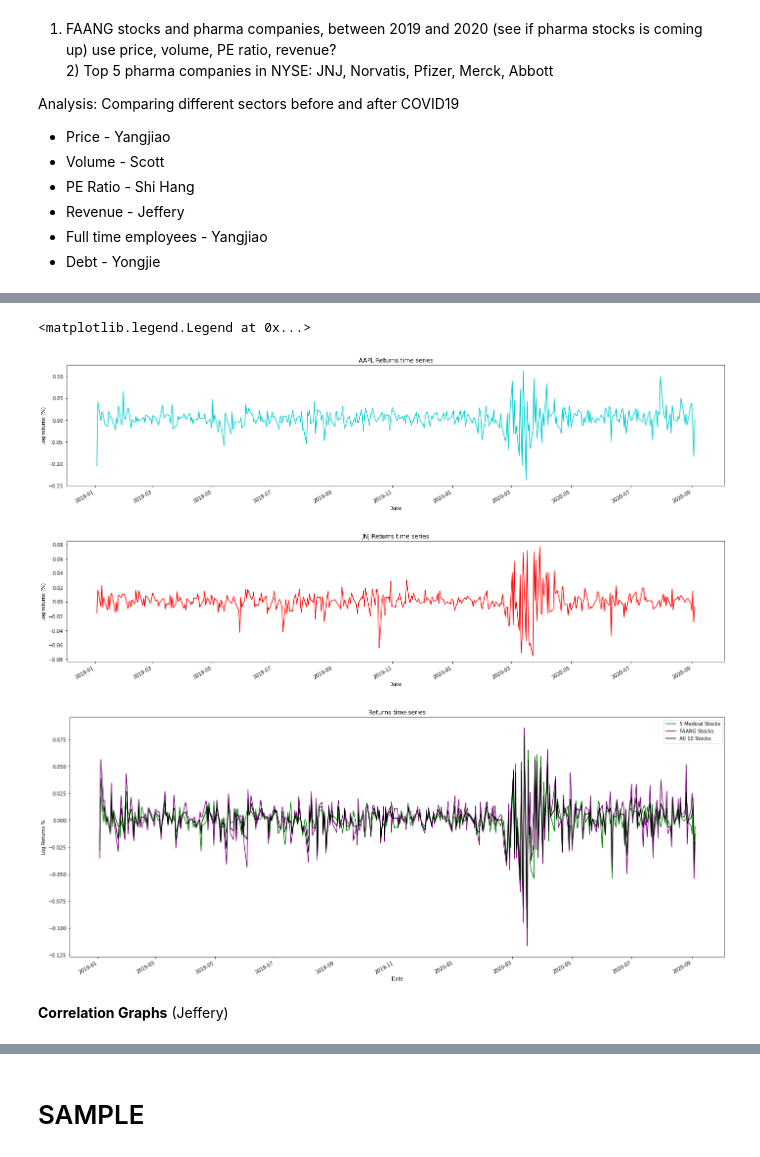
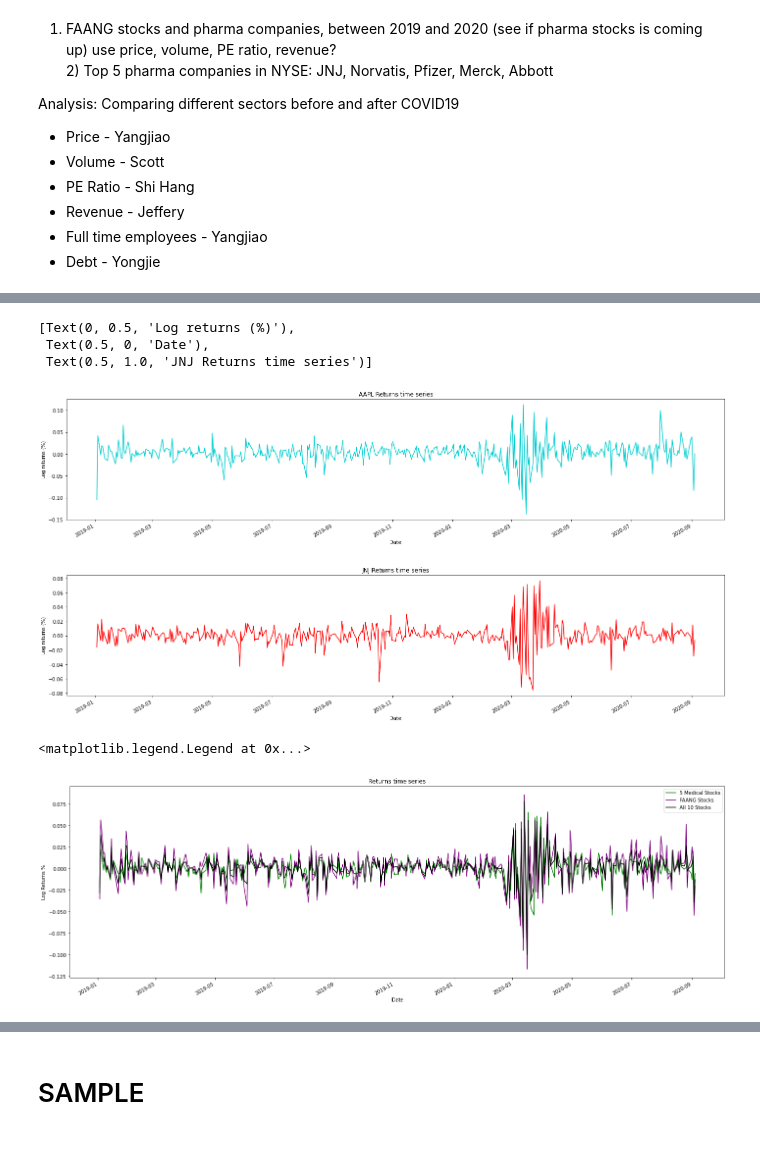
Before and after one commit to gnahihs/IE5600, a Jupyter notebook: Group_Project_1.ipynb, the cells around one changed output, grey strips where cells are left out. Cells and saved outputs as stored; diff of their text form; code cells hidden in the pictures.

```diff
--- a/Group_Project_1.ipynb
+++ b/Group_Project_1.ipynb
@@ -450,5 +537,7 @@ Jeffery
 # %%
- #start end
+#NOT for SLIDE
+
+#start end
 start = datetime(2019, 1, 1)
 end = datetime(2020, 9, 6)
 
@@ -481,25 +570,25 @@ df.jnj_rtn.plot(color = 'red')
 ax.set(xlabel = 'Date',
           ylabel = 'Log returns (%)',
           title = 'JNJ Returns time series')
-
-#plot graphs
-plt.figure(figsize=(24,10))
-#plt.plot(medical_rtn, 'green',label = '5 Medical Stocks')
-#plt.plot(tech_rtn, 'purple',label = 'FAANG Stocks')
-#plt.plot(all_rtn, 'black',label = 'All 10 Stocks')
-
-df.medical_rtn.plot(color = 'green')
-df.tech_rtn.plot(color = 'purple')
-df.all_rtn.plot(color = 'black')
-
-plt.xlabel('Date')
-plt.ylabel('Log Returns %')
-plt.title('Returns time series')
-plt.legend(['5 Medical Stocks', 'FAANG Stocks' ,'All 10 Stocks'])
 # %% [output]
-<matplotlib.legend.Legend at 0x...>
+[Text(0, 0.5, 'Log returns (%)'),
+ Text(0.5, 0, 'Date'),
+ Text(0.5, 1.0, 'JNJ Returns time series')]
 [figure]
 [figure]
-[figure, removed]
-# %% [markdown]
-**Correlation Graphs** (Jeffery)
+# %%
+#FOR SLIDE: JEFFERY
+#Graphs on Returns
+plt.figure(figsize=(24,8))
+
+df.medical_rtn.plot(color = 'green')
+df.tech_rtn.plot(color = 'purple')
+df.all_rtn.plot(color = 'black')
+
+plt.xlabel('Date')
+plt.ylabel('Log Returns %')
+plt.title('Returns time series')
+plt.legend(['5 Medical Stocks', 'FAANG Stocks' ,'All 10 Stocks'])
+# %% [output]
+<matplotlib.legend.Legend at 0x...>
+[figure, added]
```
Also changed, not shown: parts of 48 cells of this notebook.
